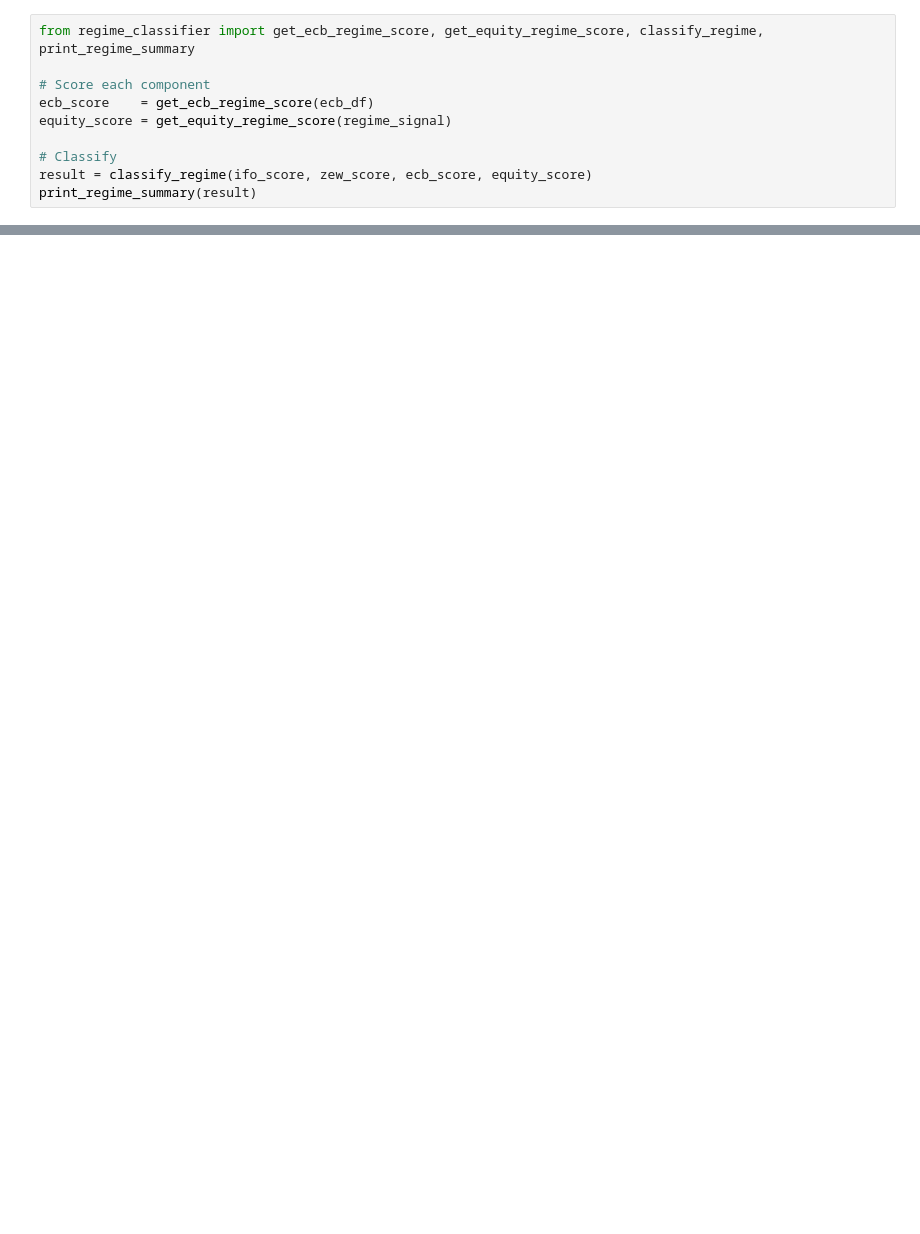
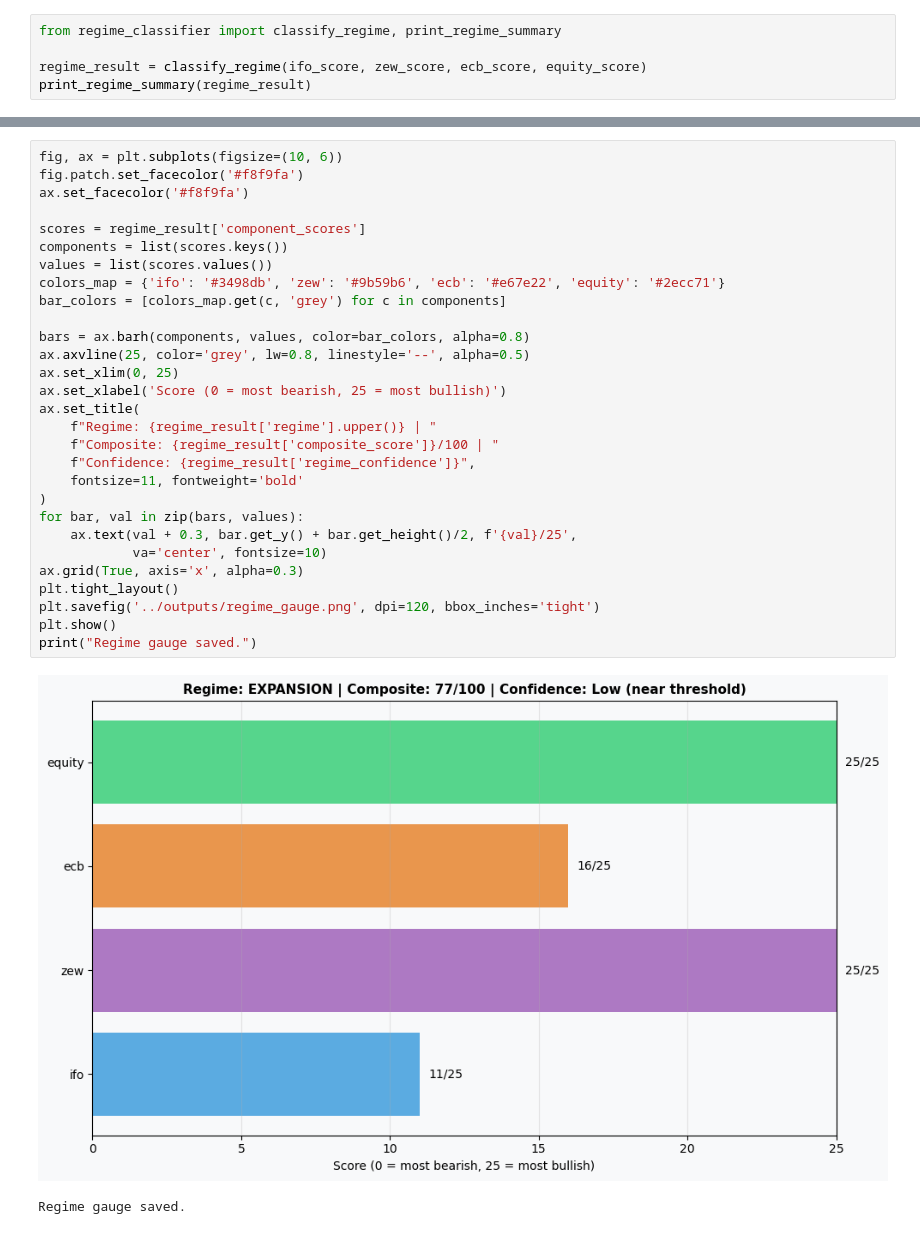
Before and after one commit to SharDXL/german-macro-dashboard, a Jupyter notebook: notebooks/macro_dashboard.ipynb, the cells around one changed output, grey strips where cells are left out. Saved outputs shown, nothing was run; the diff lists cells and outputs as text; blank space fills up the shorter version.

```diff
--- a/notebooks/macro_dashboard.ipynb
+++ b/notebooks/macro_dashboard.ipynb
@@ -274,10 +122,5 @@ fig2.show()
 # %%
-from regime_classifier import get_ecb_regime_score, get_equity_regime_score, classify_regime, print_regime_summary
+from regime_classifier import classify_regime, print_regime_summary
 
-# Score each component
-ecb_score    = get_ecb_regime_score(ecb_df)
-equity_score = get_equity_regime_score(regime_signal)
-
-# Classify
-result = classify_regime(ifo_score, zew_score, ecb_score, equity_score)
-print_regime_summary(result)
+regime_result = classify_regime(ifo_score, zew_score, ecb_score, equity_score)
+print_regime_summary(regime_result)
@@ -378,0 +250,32 @@ print(f"Saved → outputs/macro_commentary_{date.today().isoformat()}.txt")
+# %%
+fig, ax = plt.subplots(figsize=(10, 6))
+fig.patch.set_facecolor('#f8f9fa')
+ax.set_facecolor('#f8f9fa')
+
+scores = regime_result['component_scores']
+components = list(scores.keys())
+values = list(scores.values())
+colors_map = {'ifo': '#3498db', 'zew': '#9b59b6', 'ecb': '#e67e22', 'equity': '#2ecc71'}
+bar_colors = [colors_map.get(c, 'grey') for c in components]
+
+bars = ax.barh(components, values, color=bar_colors, alpha=0.8)
+ax.axvline(25, color='grey', lw=0.8, linestyle='--', alpha=0.5)
+ax.set_xlim(0, 25)
+ax.set_xlabel('Score (0 = most bearish, 25 = most bullish)')
+ax.set_title(
+    f"Regime: {regime_result['regime'].upper()} | "
+    f"Composite: {regime_result['composite_score']}/100 | "
+    f"Confidence: {regime_result['regime_confidence']}",
+    fontsize=11, fontweight='bold'
+)
+for bar, val in zip(bars, values):
+    ax.text(val + 0.3, bar.get_y() + bar.get_height()/2, f'{val}/25',
+            va='center', fontsize=10)
+ax.grid(True, axis='x', alpha=0.3)
+plt.tight_layout()
+plt.savefig('../outputs/regime_gauge.png', dpi=120, bbox_inches='tight')
+plt.show()
+print("Regime gauge saved.")
+# %% [output]
+[figure, added]
+Regime gauge saved.
```
Also changed, not shown: parts of 26 cells of this notebook, 4 other files.
